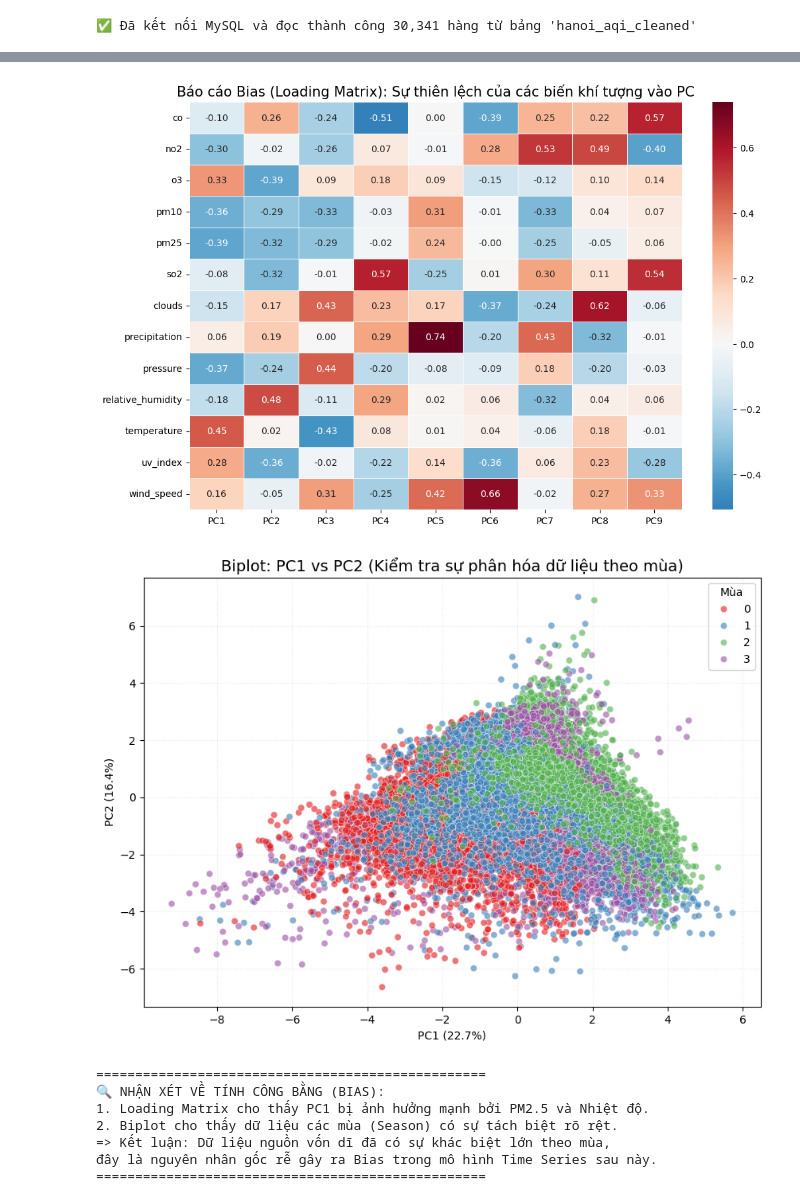
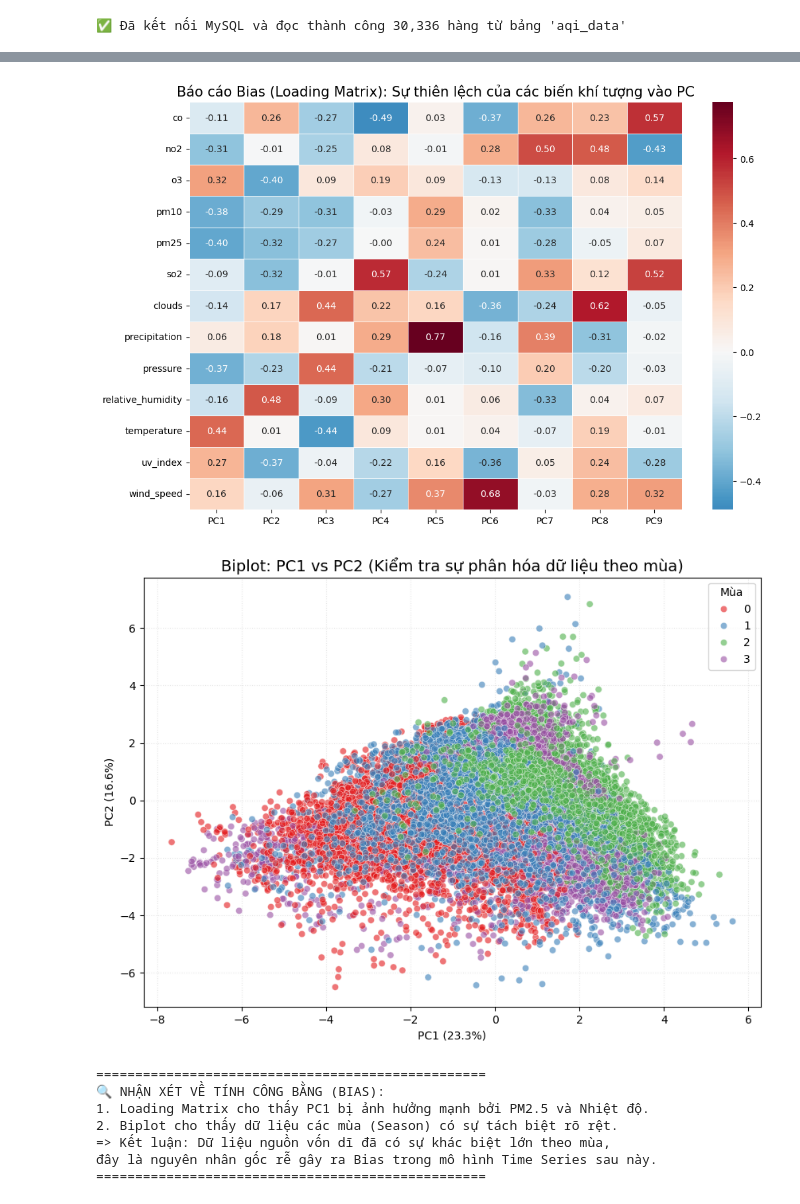
Before and after one commit to anh922006/air-quality-index-in-hanoi-, a Jupyter notebook: library_framework/PCA.ipynb, the cells around one changed output, grey strips where cells are left out. Saved outputs shown, nothing was run; the diff lists cells and outputs as text; code cells hidden in the pictures.

```diff
--- a/library_framework/PCA.ipynb
+++ b/library_framework/PCA.ipynb
@@ -29,8 +29,8 @@ DB_NAME = os.getenv("DB_NAME")
 engine = create_engine(f"mysql+pymysql://{DB_USER}:{DB_PASSWORD}@{DB_HOST}:{DB_PORT}/{DB_NAME}")
 
 try:
-    df = pd.read_sql('SELECT * FROM hanoi_aqi_cleaned', con=engine)
-    print(f"✅ Đã kết nối MySQL và đọc thành công {len(df):,} hàng từ bảng 'hanoi_aqi_cleaned'")
+    df = pd.read_sql('SELECT * FROM aqi_data', con=engine)
+    print(f"✅ Đã kết nối MySQL và đọc thành công {len(df):,} hàng từ bảng 'aqi_data'")
 except Exception as e:
     print(f"❌ Lỗi kết nối hoặc không tìm thấy bảng sạch: {e}")
 
@@ -61,36 +61,36 @@ plt.grid(alpha=0.2, linestyle=':')
 plt.show()
 
 loadings = pd.DataFrame(pca.components_.T, index=target_cols, columns=[f'PC{i+1}' for i in range(9)])
 plt.figure(figsize=(12, 8))
 sns.heatmap(loadings, annot=True, cmap='RdBu_r', center=0, fmt='.2f', linewidths=0.5)
 plt.title('Báo cáo Bias (Loading Matrix): Sự thiên lệch của các biến khí tượng vào PC', fontsize=15)
 plt.show()
 
 plt.figure(figsize=(10, 7))
 if 'season' in df.columns:
     sns.scatterplot(x=X_pca[:, 0], y=X_pca[:, 1], hue=df['season'], palette='Set1', alpha=0.6)
 else:
     sns.scatterplot(x=X_pca[:, 0], y=X_pca[:, 1], alpha=0.6, color='blue')
 
 plt.title('Biplot: PC1 vs PC2 (Kiểm tra sự phân hóa dữ liệu theo mùa)', fontsize=14)
 plt.xlabel(f'PC1 ({exp_var[0]:.1f}%)')
 plt.ylabel(f'PC2 ({exp_var[1]:.1f}%)')
 plt.grid(alpha=0.3, linestyle=':')
 plt.legend(title='Mùa')
 plt.show()
 
 print("\n" + "="*50)
 print("🔍 NHẬN XÉT VỀ TÍNH CÔNG BẰNG (BIAS):")
 print("1. Loading Matrix cho thấy PC1 bị ảnh hưởng mạnh bởi PM2.5 và Nhiệt độ.")
 print("2. Biplot cho thấy dữ liệu các mùa (Season) có sự tách biệt rõ rệt.")
 print("=> Kết luận: Dữ liệu nguồn vốn dĩ đã có sự khác biệt lớn theo mùa,")
 print("đây là nguyên nhân gốc rễ gây ra Bias trong mô hình Time Series sau này.")
 print("="*50)
 # %% [output]
-✅ Đã kết nối MySQL và đọc thành công 30,341 hàng từ bảng 'hanoi_aqi_cleaned'
+✅ Đã kết nối MySQL và đọc thành công 30,336 hàng từ bảng 'aqi_data'
 [figure]
-[figure, old version]
+[figure, new version]
-[figure, old version]
+[figure, new version]
 ==================================================
 🔍 NHẬN XÉT VỀ TÍNH CÔNG BẰNG (BIAS):
 1. Loading Matrix cho thấy PC1 bị ảnh hưởng mạnh bởi PM2.5 và Nhiệt độ.
```
Also changed, not shown: 3 other files.
